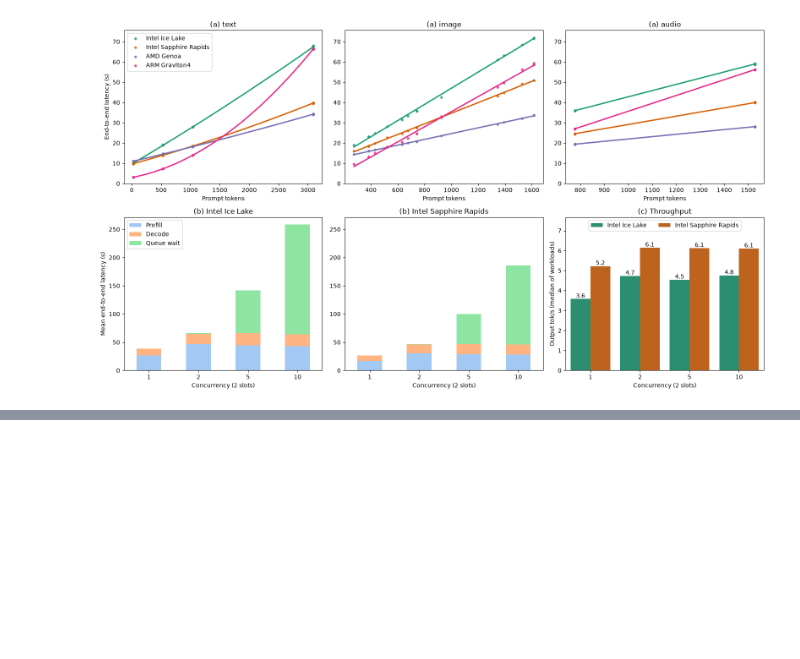
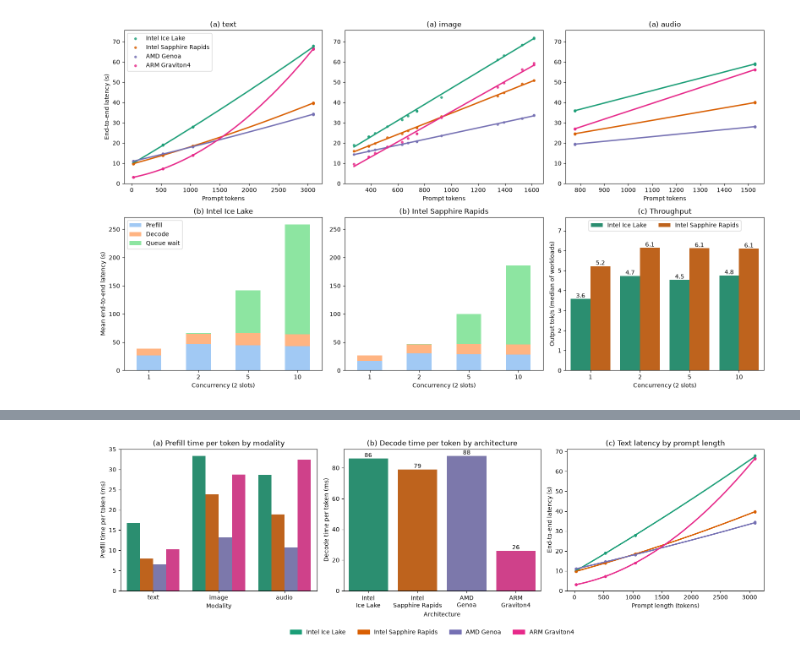
Before and after one commit to clv07/aws-mm-router, a Jupyter notebook: analysis/plot.ipynb, the cells around one changed output, grey strips where cells are left out. Drawn from its saved outputs; the diff is of its cells as text; code cells hidden in the pictures; blank space fills up the shorter version.

```diff
--- a/analysis/plot.ipynb
+++ b/analysis/plot.ipynb
@@ -350,8 +391,8 @@ ax["b1"].set_ylabel("Mean end-to-end latency (s)")
 
 sns.barplot(summary, x="concurrency", y="out_tok_s", hue="arch", palette=COLORS, estimator="median",
             errorbar=None, ax=ax["c"])
-for bars in ax["c"].containers:
-    ax["c"].bar_label(bars, fmt="%.1f")
+for c in ax["c"].containers:  # not "bars", which would hide the bars() function
+    ax["c"].bar_label(c, fmt="%.1f")
 ax["c"].set(title="(c) Throughput", xlabel="Concurrency (2 slots)", ylabel="Output tok/s (median of workloads)")
 ax["c"].legend(title="", ncols=2, loc="upper center")
 ax["c"].margins(y=0.25)  # room for the legend
@@ -360,0 +407,37 @@ fig.tight_layout()
+# %%
+from matplotlib.patches import Patch
+
+
+def legend_below(fig, handles, ncols, ax=None):
+    """Frameless legend under one panel, or under the whole figure, at the same height in every figure."""
+    x = 0.5 if ax is None else (ax.get_position().x0 + ax.get_position().x1) / 2
+    fig.legend(handles=handles, loc="upper center", bbox_to_anchor=(x, 0), ncols=ncols, frameon=False)
+
+
+os.makedirs("figures", exist_ok=True)
+fig, ax = plt.subplots(1, 3, figsize=(16, 4.5))
+
+# (a) Prefill cost per prompt token, one group per modality
+sns.barplot(arch.query("modality != 'chat'"), x="modality", y="prefill_ms_tok", hue="arch", order=["text", "image", "audio"],
+            hue_order=list(COLORS), palette=COLORS, estimator="median", errorbar=None, legend=False, ax=ax[0])
+ax[0].set(title="(a) Prefill time per token by modality", xlabel="Modality", ylabel="Prefill time per token (ms)")
+
+# (b) Decode cost per output token, all modalities together since they share one language model
+sns.barplot(arch, x="arch", y="tpot_ms", hue="arch", order=list(COLORS), palette=COLORS,
+            estimator="median", errorbar=None, legend=False, ax=ax[1])
+for c in ax[1].containers:
+    ax[1].bar_label(c, fmt="%.0f")
+ax[1].set_xticks(range(len(COLORS)), [a.replace(" ", "\n", 1) for a in COLORS])  # two-line names
+ax[1].set(title="(b) Decode time per token by architecture", xlabel="Architecture", ylabel="Decode time per token (ms)")
+
+# (c) Text end-to-end latency, where the fastest machine changes with prompt length
+for a, color in COLORS.items():
+    sns.regplot(arch.query("input == 'text' and arch == @a"), x="prompt_tokens", y="e2e_s", order=2, ci=None,
+                color=color, scatter_kws={"s": 12}, ax=ax[2])
+ax[2].set(title="(c) Text latency by prompt length", xlabel="Prompt length (tokens)", ylabel="End-to-end latency (s)", ylim=(0, None))
+
+fig.tight_layout()
+legend_below(fig, [Patch(color=c, label=a) for a, c in COLORS.items()], ncols=4)  # one legend for all panels
+fig.savefig("figures/fig1_architecture.png", dpi=200, bbox_inches="tight")
+# %% [output]
+[figure, added]
```
Also changed, not shown: parts of 10 cells of this notebook.
